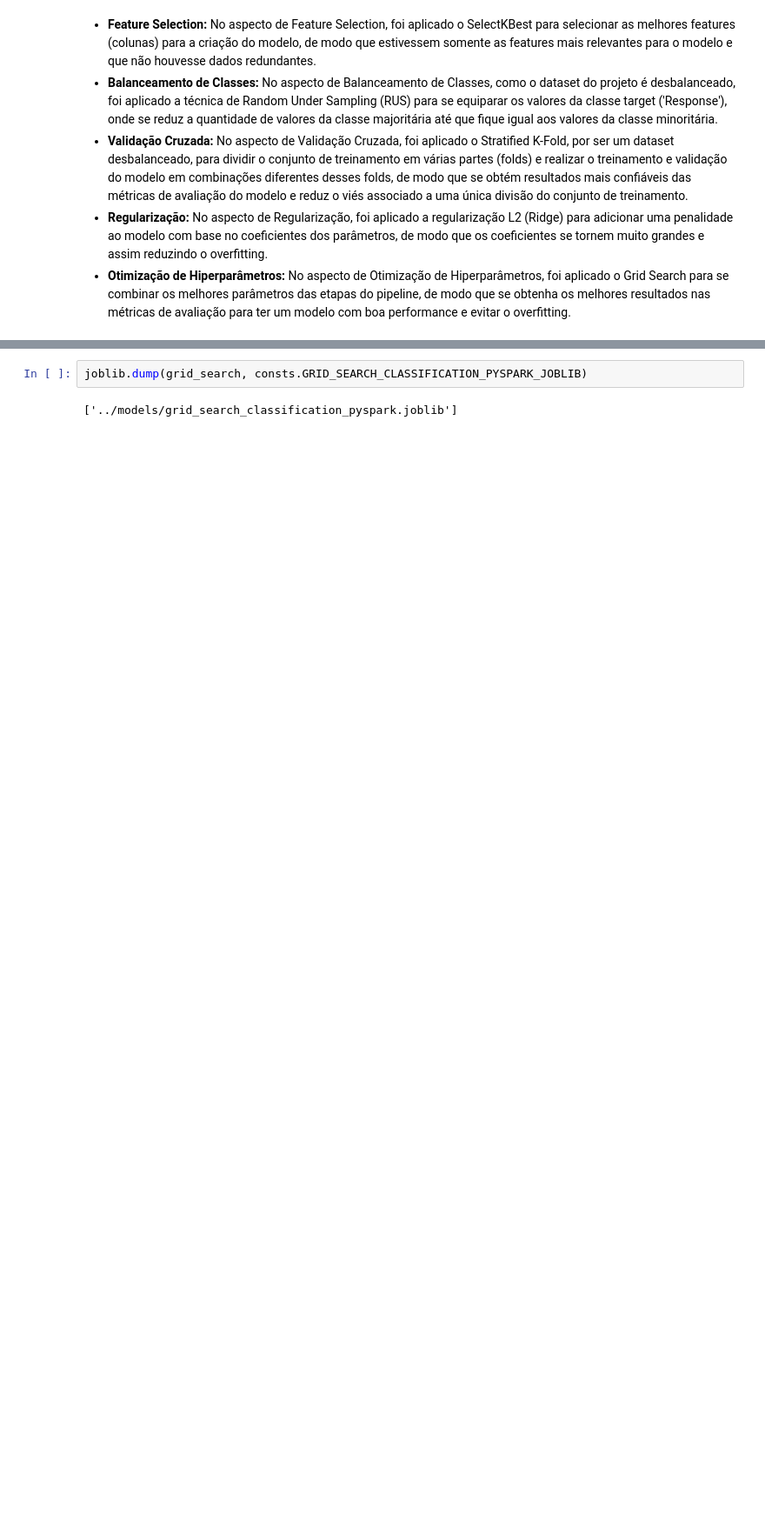
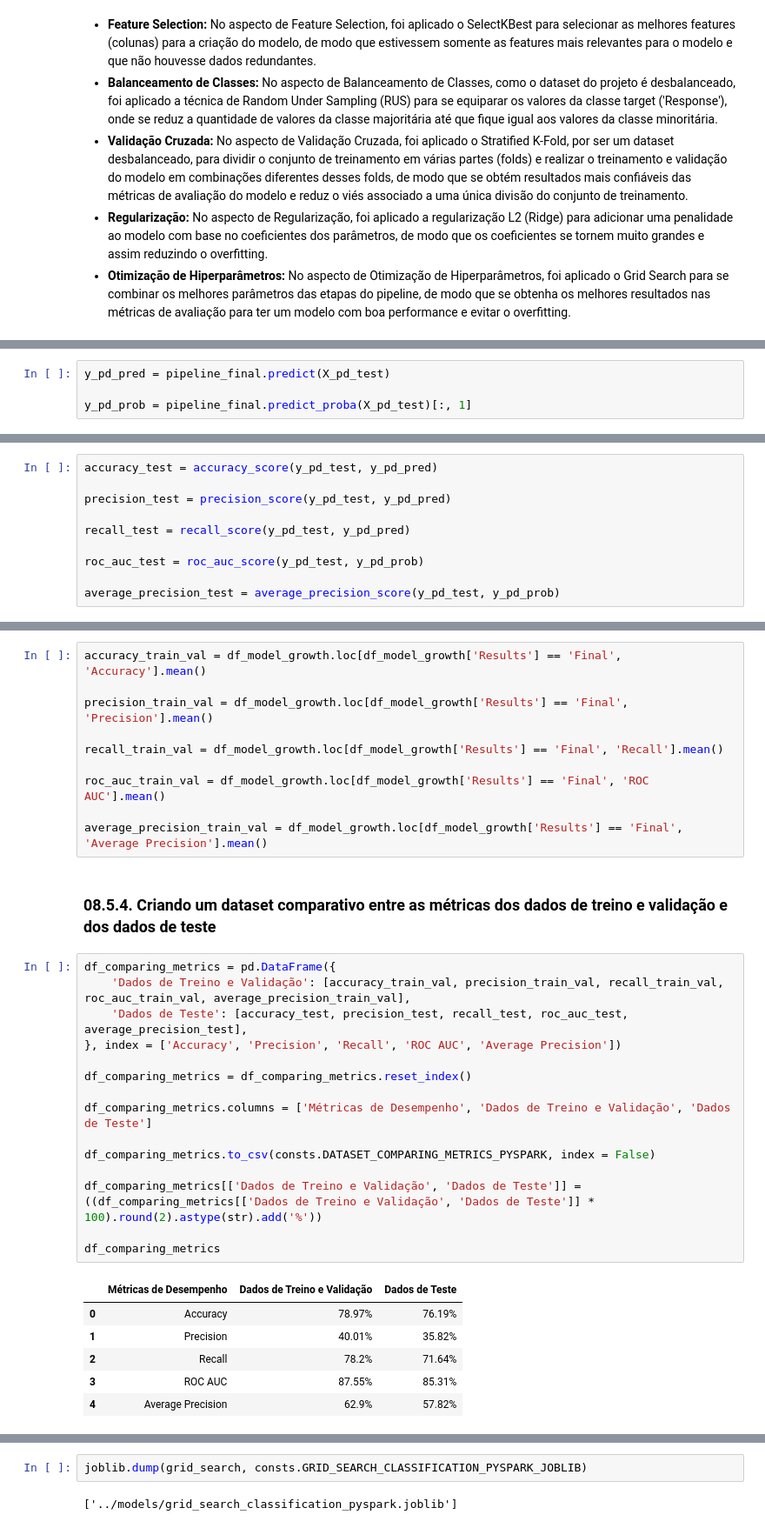
Before and after one commit to matheusresende7/ds_projeto_final_5_modelo_clusterizacao_classificacao_app_delivery, a Jupyter notebook: notebooks/08_ps_model_classification_training.ipynb, the cells around one changed output, grey strips where cells are left out. Shown at 87% size. Drawn from its saved outputs; the diff is of its cells as text; blank space fills up the shorter version.

```diff
--- a/notebooks/08_ps_model_classification_training.ipynb
+++ b/notebooks/08_ps_model_classification_training.ipynb
@@ -562,0 +530,4 @@ plt.show()
+# %%
+y_pd_pred = pipeline_final.predict(X_pd_test)
+
+y_pd_prob = pipeline_final.predict_proba(X_pd_test)[:, 1]
@@ -562,0 +552,10 @@ plt.show()
+# %%
+accuracy_test = accuracy_score(y_pd_test, y_pd_pred)
+
+precision_test = precision_score(y_pd_test, y_pd_pred)
+
+recall_test = recall_score(y_pd_test, y_pd_pred)
+
+roc_auc_test = roc_auc_score(y_pd_test, y_pd_prob)
+
+average_precision_test = average_precision_score(y_pd_test, y_pd_prob)
@@ -562,0 +564,34 @@ plt.show()
+# %%
+accuracy_train_val = df_model_growth.loc[df_model_growth['Results'] == 'Final', 'Accuracy'].mean()
+
+precision_train_val = df_model_growth.loc[df_model_growth['Results'] == 'Final', 'Precision'].mean()
+
+recall_train_val = df_model_growth.loc[df_model_growth['Results'] == 'Final', 'Recall'].mean()
+
+roc_auc_train_val = df_model_growth.loc[df_model_growth['Results'] == 'Final', 'ROC AUC'].mean()
+
+average_precision_train_val = df_model_growth.loc[df_model_growth['Results'] == 'Final', 'Average Precision'].mean()
+# %% [markdown]
+### 08.5.4. Criando um dataset comparativo entre as métricas dos dados de treino e validação e dos dados de teste
+# %%
+df_comparing_metrics = pd.DataFrame({
+    'Dados de Treino e Validação': [accuracy_train_val, precision_train_val, recall_train_val, roc_auc_train_val, average_precision_train_val],
+    'Dados de Teste': [accuracy_test, precision_test, recall_test, roc_auc_test, average_precision_test],
+}, index = ['Accuracy', 'Precision', 'Recall', 'ROC AUC', 'Average Precision'])
+
+df_comparing_metrics = df_comparing_metrics.reset_index()
+
+df_comparing_metrics.columns = ['Métricas de Desempenho', 'Dados de Treino e Validação', 'Dados de Teste']
+
+df_comparing_metrics.to_csv(consts.DATASET_COMPARING_METRICS_PYSPARK, index = False)
+
+df_comparing_metrics[['Dados de Treino e Validação', 'Dados de Teste']] = ((df_comparing_metrics[['Dados de Treino e Validação', 'Dados de Teste']] * 100).round(2).astype(str).add('%'))
+
+df_comparing_metrics
+# %% [output]
+|  | Métricas de Desempenho | Dados de Treino e Validação | Dados de Teste |
+| 0 | Accuracy | 78.97% | 76.19% |
+| 1 | Precision | 40.01% | 35.82% |
+| 2 | Recall | 78.2% | 71.64% |
+| 3 | ROC AUC | 87.55% | 85.31% |
+| 4 | Average Precision | 62.9% | 57.82% |
```
Also changed, not shown: parts of 50 cells of this notebook, 24 other files.
